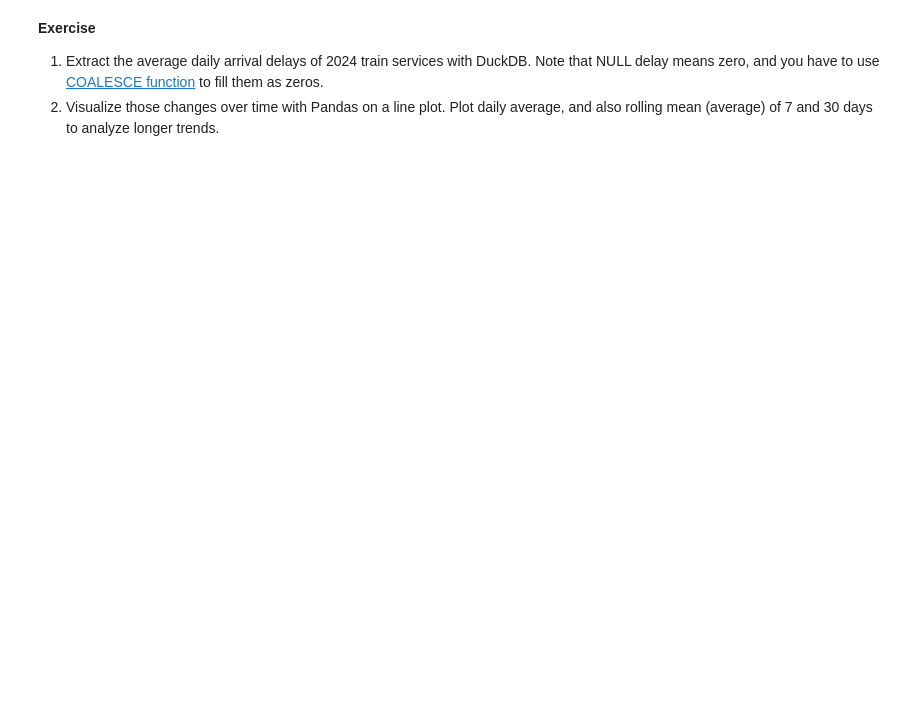
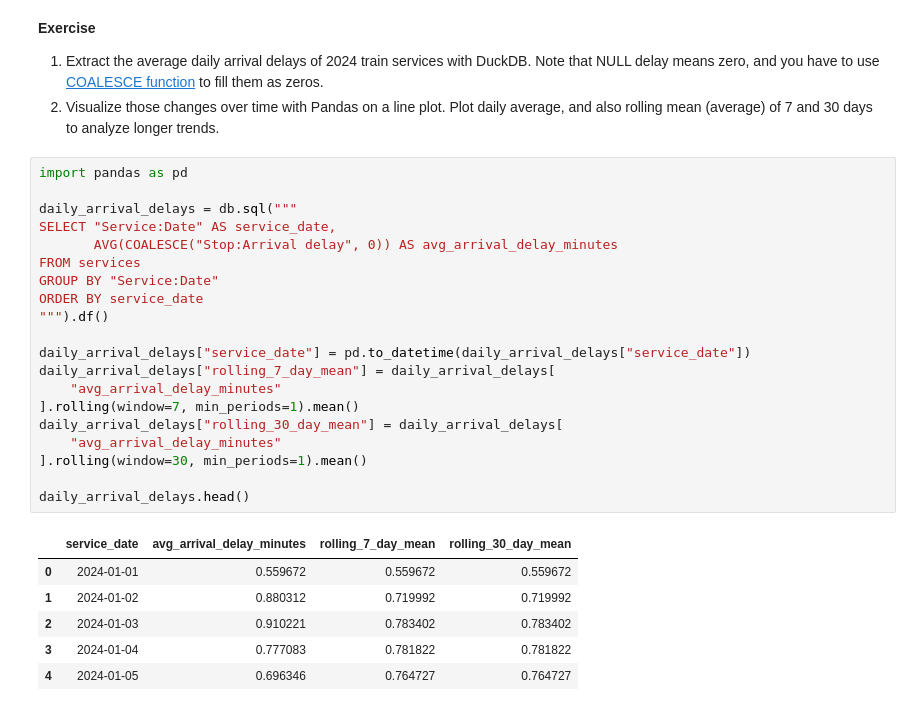
Before and after one commit to VictorRadelytskyi/MLOps_course_AGH, a Jupyter notebook: lab02/notebook_02_duckdb.ipynb, the cells around one changed output. Drawn from its saved outputs; the diff is of its cells as text; blank space fills up the shorter version.

```diff
--- a/lab02/notebook_02_duckdb.ipynb
+++ b/lab02/notebook_02_duckdb.ipynb
@@ -262,3 +669,30 @@ df_disruptions_statistics.plot.barh(x="cause", y="cause_frequency")
 
 1. Extract the average daily arrival delays of 2024 train services with DuckDB. Note that NULL delay means zero, and you have to use [COALESCE function](https://duckdb.org/docs/stable/sql/functions/utility.html#coalesceexpr-) to fill them as zeros.
 2. Visualize those changes over time with Pandas on a line plot. Plot daily average, and also rolling mean (average) of 7 and 30 days to analyze longer trends.
+# %%
+import pandas as pd
+
+daily_arrival_delays = db.sql("""
+SELECT "Service:Date" AS service_date,
+       AVG(COALESCE("Stop:Arrival delay", 0)) AS avg_arrival_delay_minutes
+FROM services
+GROUP BY "Service:Date"
+ORDER BY service_date
+""").df()
+
+daily_arrival_delays["service_date"] = pd.to_datetime(daily_arrival_delays["service_date"])
+daily_arrival_delays["rolling_7_day_mean"] = daily_arrival_delays[
+    "avg_arrival_delay_minutes"
+].rolling(window=7, min_periods=1).mean()
+daily_arrival_delays["rolling_30_day_mean"] = daily_arrival_delays[
+    "avg_arrival_delay_minutes"
+].rolling(window=30, min_periods=1).mean()
+
+daily_arrival_delays.head()
+# %% [output]
+|  | service_date | avg_arrival_delay_minutes | rolling_7_day_mean | rolling_30_day_mean |
+| 0 | 2024-01-01 | 0.559672 | 0.559672 | 0.559672 |
+| 1 | 2024-01-02 | 0.880312 | 0.719992 | 0.719992 |
+| 2 | 2024-01-03 | 0.910221 | 0.783402 | 0.783402 |
+| 3 | 2024-01-04 | 0.777083 | 0.781822 | 0.781822 |
+| 4 | 2024-01-05 | 0.696346 | 0.764727 | 0.764727 |
```
Also changed, not shown: parts of 27 cells of this notebook, 3 other files.
